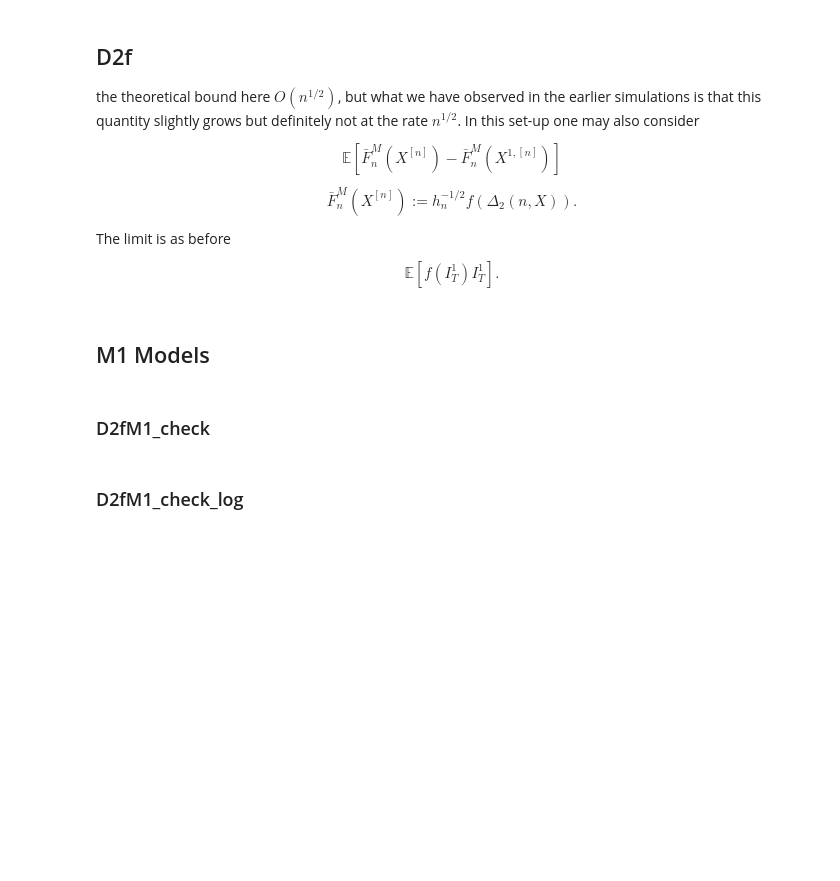
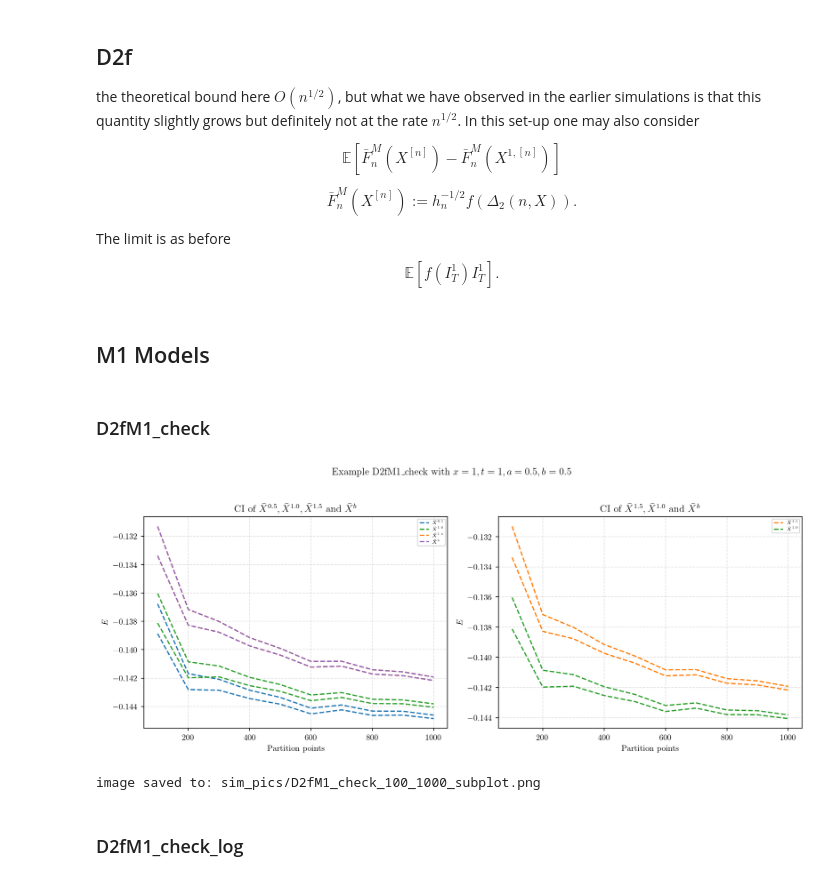
Before and after one commit to Andriyichenko/simulation, a Jupyter notebook: D2f/D2f_plot.ipynb, the cells around one changed output. Cells and saved outputs as stored; diff of their text form; code cells hidden in the pictures; blank space fills up the shorter version.

```diff
--- a/D2f/D2f_plot.ipynb
+++ b/D2f/D2f_plot.ipynb
@@ -84,35 +84,38 @@ ax1.plot(df2["points"], A15_up_df2,  linestyle="--", color="#ff7f0e", label=r"$\
 ax1.plot(df2["points"], A15_low_df2, linestyle="--", color="#ff7f0e")
 ax1.plot(df2["points"], Axb_up_df2,  linestyle="--", color="#9467bd", label=r"$\bar{X}^{b}$")
 ax1.plot(df2["points"], Axb_low_df2, linestyle="--", color="#9467bd")
 
 ax1.set_title(r'CI of $\bar{X}^{0.5}, \bar{X}^{1.0}, \bar{X}^{1.5}$ and $\bar{X}^{b}$')
 ax1.set_xlabel("Partition points")
 ax1.set_ylabel("$E$")
 ax1.grid(True, linestyle="--", alpha=0.4)
 ax1.legend(fontsize=5.5, loc='best')
 
 # ===== 右側の図：指定された4本の線の図 =====
 ax2 = axes[1]
 ax2.plot(df2["points"], A15_up_df2,  linestyle="--", color="#ff7f0e", label=r"$\bar{X}^{1.5}$")
 ax2.plot(df2["points"], A15_low_df2, linestyle="--", color="#ff7f0e")
-ax2.plot(df2["points"], Axb_up_df2,  linestyle="--", color="#9467bd", label=r"$\bar{X}^{b}$")
-ax2.plot(df2["points"], Axb_low_df2, linestyle="--", color="#9467bd")
+# ax2.plot(df2["points"], Axb_up_df2,  linestyle="--", color="#9467bd", label=r"$\bar{X}^{b}$")
+# ax2.plot(df2["points"], Axb_low_df2, linestyle="--", color="#9467bd")
 ax2.plot(df2["points"], Am_up_df2,  linestyle="--", color="#2ca02c", label=r"$\bar{X}^{1.0}$")
 ax2.plot(df2["points"], Am_low_df2, linestyle="--", color="#2ca02c")
 
 ax2.set_title(r'CI of $\bar{X}^{1.5},\bar{X}^{1.0}$ and $\bar{X}^{b}$')
 ax2.set_xlabel("Partition points")
 ax2.set_ylabel("$E$")
 ax2.grid(True, linestyle="--", alpha=0.4)
 ax2.legend(fontsize=5.5, loc='best')
 
 # 全体タイトル（必要なら）
 fig.suptitle(r'Example D2fM1_check with $x=1,t=1,a=0.5,b=0.5$')
 
 plt.tight_layout(rect=[0, 0, 1, 0.95])  # 上に suptitle を置くために rect を少し縮める
 plt.savefig(save_path, dpi=250, bbox_inches='tight')
 plt.show()
 print("image saved to:", save_path)
+# %% [output]
+[figure, added]
+image saved to: sim_pics/D2fM1_check_100_1000_subplot.png
 # %% [markdown]
 ### D2fM1_check_log
 # %%
```
Also changed, not shown: parts of 7 cells of this notebook, 20 other files.
